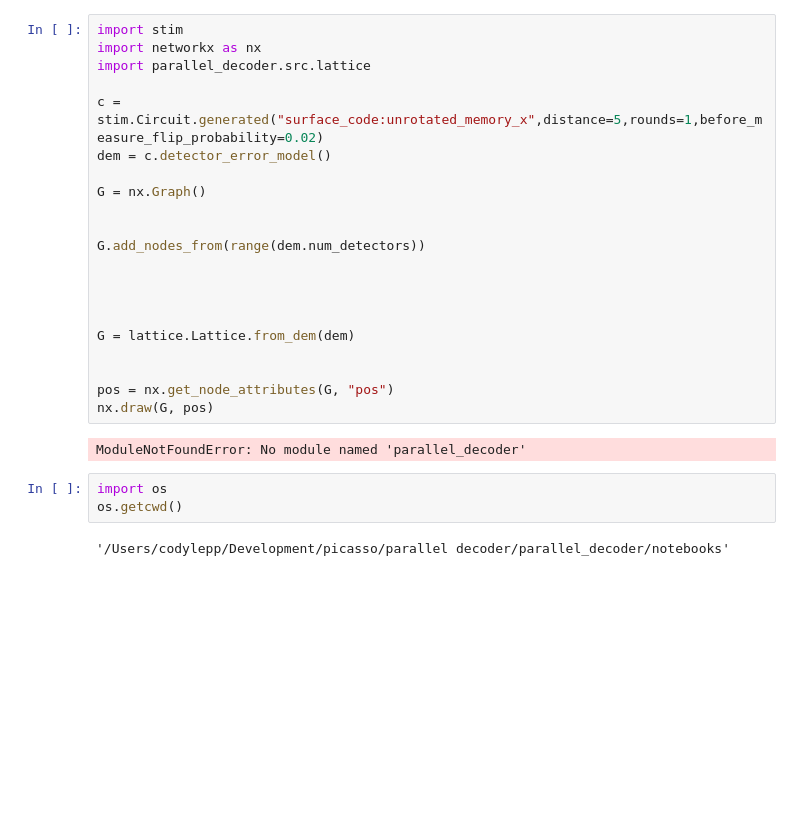
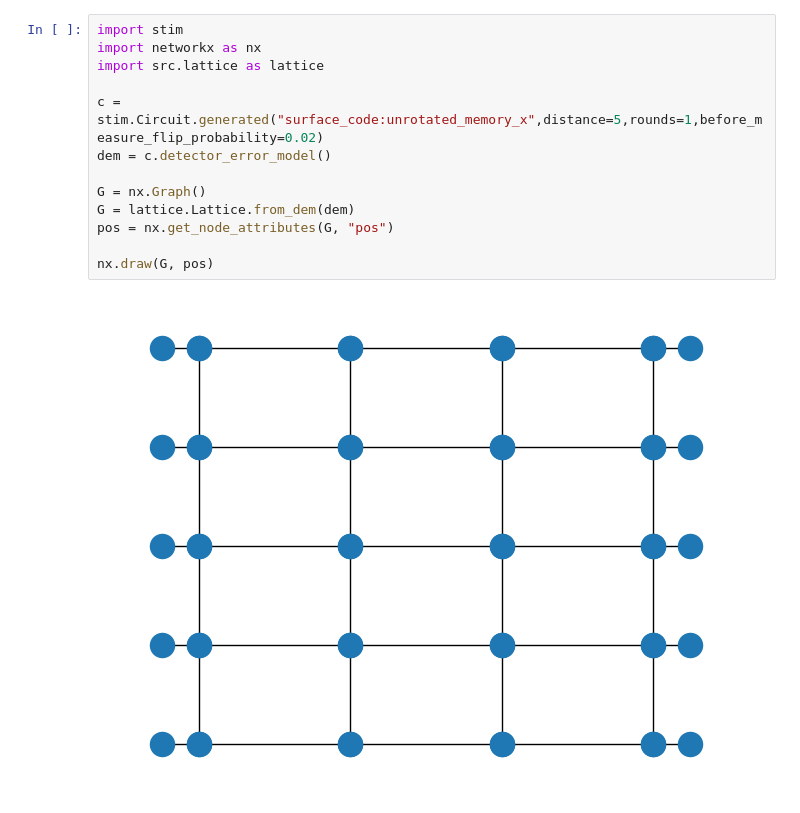
Before and after one commit to cdylpp/parallel_decoder, a Jupyter notebook: notebook/lattice-windows.ipynb, the cells around one changed output. Cells and saved outputs as stored; diff of their text form; blank space fills up the shorter version.

```diff
--- a/notebook/lattice-windows.ipynb
+++ b/notebook/lattice-windows.ipynb
@@ -1,28 +1,15 @@
 # %%
 import stim
 import networkx as nx
-import parallel_decoder.src.lattice
+import src.lattice as lattice
 
 c = stim.Circuit.generated("surface_code:unrotated_memory_x",distance=5,rounds=1,before_measure_flip_probability=0.02)
 dem = c.detector_error_model()
 
 G = nx.Graph()
+G = lattice.Lattice.from_dem(dem)
+pos = nx.get_node_attributes(G, "pos")
 
-
-G.add_nodes_from(range(dem.num_detectors))
-
-
-
-
-G = lattice.Lattice.from_dem(dem)
-
-
-pos = nx.get_node_attributes(G, "pos")
 nx.draw(G, pos)
 # %% [output]
-ModuleNotFoundError: No module named 'parallel_decoder'
+[figure, added]
-# %%
-import os
-os.getcwd()
-# %% [output]
-'/Users/codylepp/Development/picasso/parallel decoder/parallel_decoder/notebooks'
```
Also changed, not shown: 12 other files.
